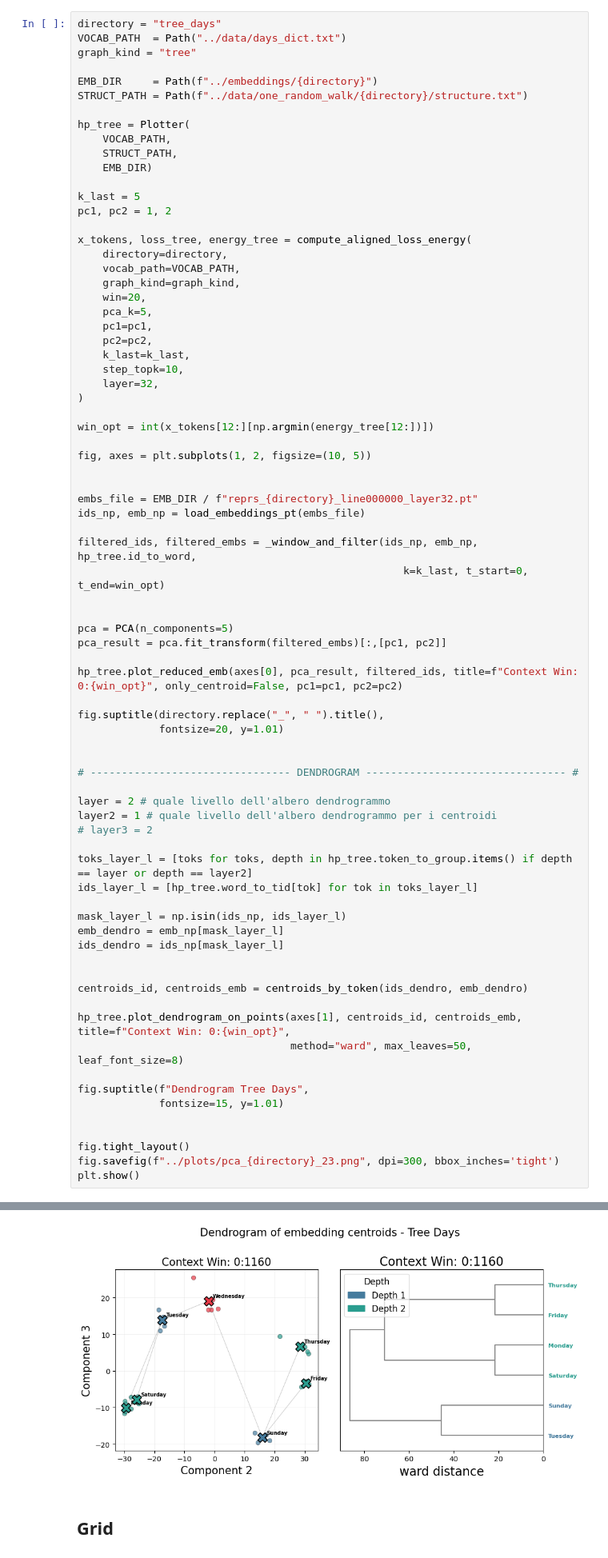
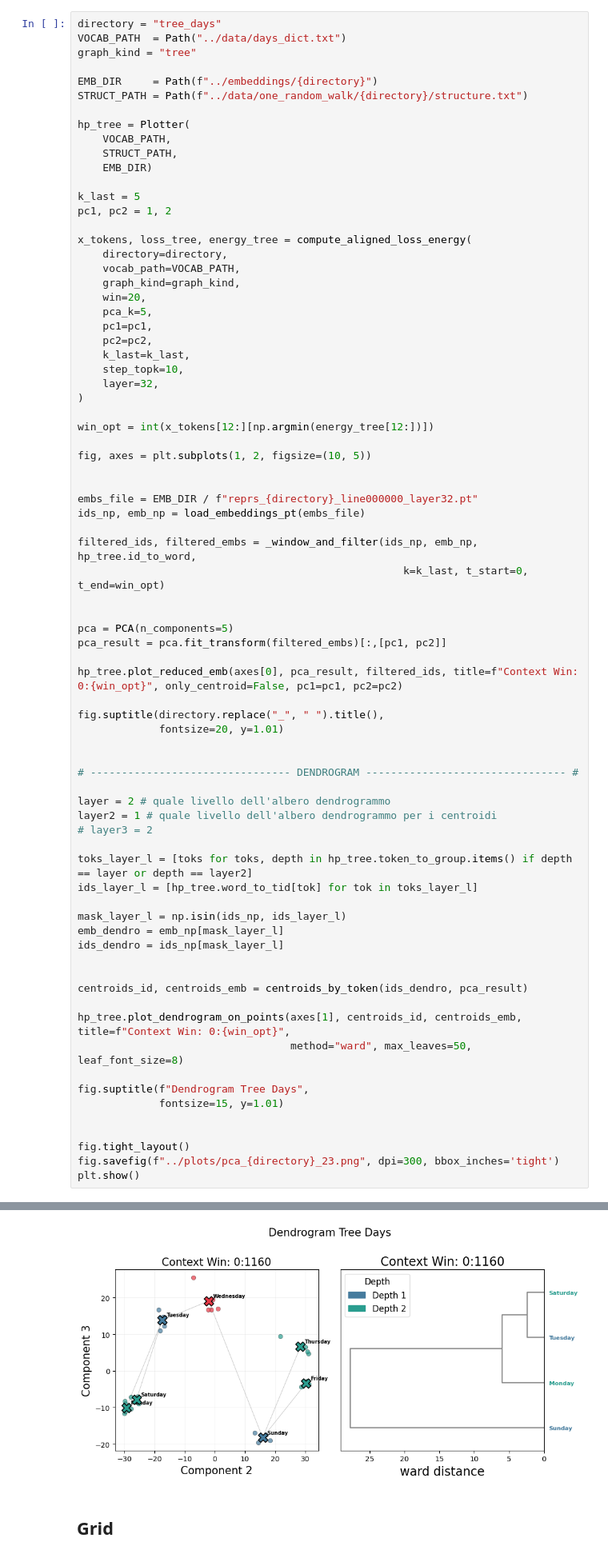
Before and after one commit to Project-Hindenburg/hico, a Jupyter notebook: notebooks/report_plots.ipynb, the cells around one changed output, grey strips where cells are left out. Shown at 80% size. Drawn from its saved outputs; the diff is of its cells as text.

```diff
--- a/notebooks/report_plots.ipynb
+++ b/notebooks/report_plots.ipynb
@@ -1428,37 +1430,37 @@ emb_dendro = emb_np[mask_layer_l]
 ids_dendro = ids_np[mask_layer_l]
 
 
-centroids_id, centroids_emb = centroids_by_token(ids_dendro, emb_dendro)
+centroids_id, centroids_emb = centroids_by_token(ids_dendro, pca_result)
 
 hp_tree.plot_dendrogram_on_points(axes[1], centroids_id, centroids_emb, title=f"Context Win: 0:{win_opt}",
                                   method="ward", max_leaves=50, leaf_font_size=8)
 
 fig.suptitle(f"Dendrogram Tree Days",
              fontsize=15, y=1.01)
 
 
 fig.tight_layout()
 fig.savefig(f"../plots/pca_{directory}_23.png", dpi=300, bbox_inches='tight')
 plt.show()
 # %% [output]
 [WARN] Record non valutabile (pos 2, line 0): None (observed_raw='Monday')
   [ctx=2000, win_len=20, local=[0:20)] Warning: token 'Wednesday' has only 1 occurrences in [0:20] (requested 5)
   [ctx=2000, win_len=20, local=[0:20)] Warning: token 'Monday' has only 3 occurrences in [0:20] (requested 5)
   [ctx=2000, win_len=40, local=[0:40)] Warning: token 'Wednesday' has only 3 occurrences in [0:40] (requested 5)
   [ctx=2000, win_len=40, local=[0:40)] Warning: token 'Sunday' has only 1 occurrences in [0:40] (requested 5)
   [ctx=2000, win_len=60, local=[0:60)] Warning: token 'Thursday' has only 1 occurrences in [0:60] (requested 5)
   [ctx=2000, win_len=60, local=[0:60)] Warning: token 'Friday' has only 1 occurrences in [0:60] (requested 5)
   [ctx=2000, win_len=80, local=[0:80)] Warning: token 'Thursday' has only 1 occurrences in [0:80] (requested 5)
   [ctx=2000, win_len=80, local=[0:80)] Warning: token 'Friday' has only 1 occurrences in [0:80] (requested 5)
   [ctx=2000, win_len=100, local=[0:100)] Warning: token 'Thursday' has only 1 occurrences in [0:100] (requested 5)
   [ctx=2000, win_len=100, local=[0:100)] Warning: token 'Friday' has only 1 occurrences in [0:100] (requested 5)
   [ctx=2000, win_len=120, local=[0:120)] Warning: token 'Thursday' has only 3 occurrences in [0:120] (requested 5)
   [ctx=2000, win_len=120, local=[0:120)] Warning: token 'Friday' has only 1 occurrences in [0:120] (requested 5)
   [ctx=2000, win_len=140, local=[0:140)] Warning: token 'Friday' has only 3 occurrences in [0:140] (requested 5)
 Total windows: 100
 Valid energy windows: 98
 Dropped windows: 2
-[figure, old version]
+[figure, new version]
 # %% [markdown]
 ## Grid
 # %%
```
Also changed, not shown: parts of 7 cells of this notebook, 7 other files.
